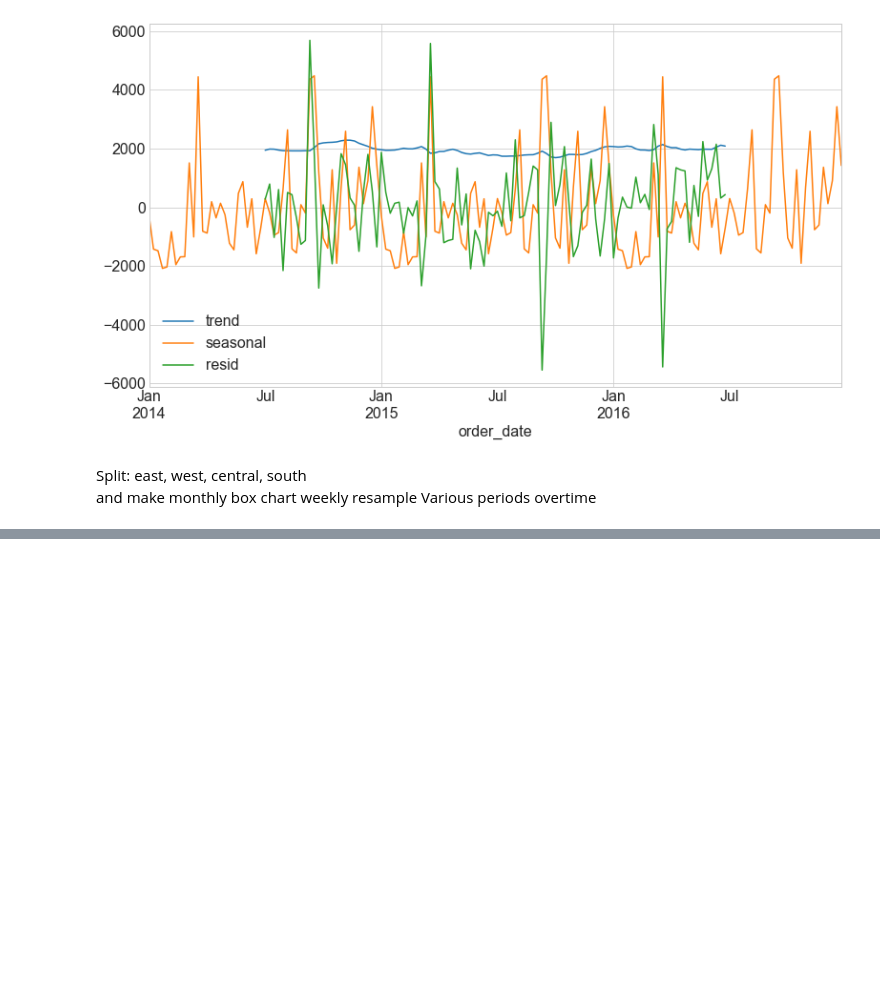
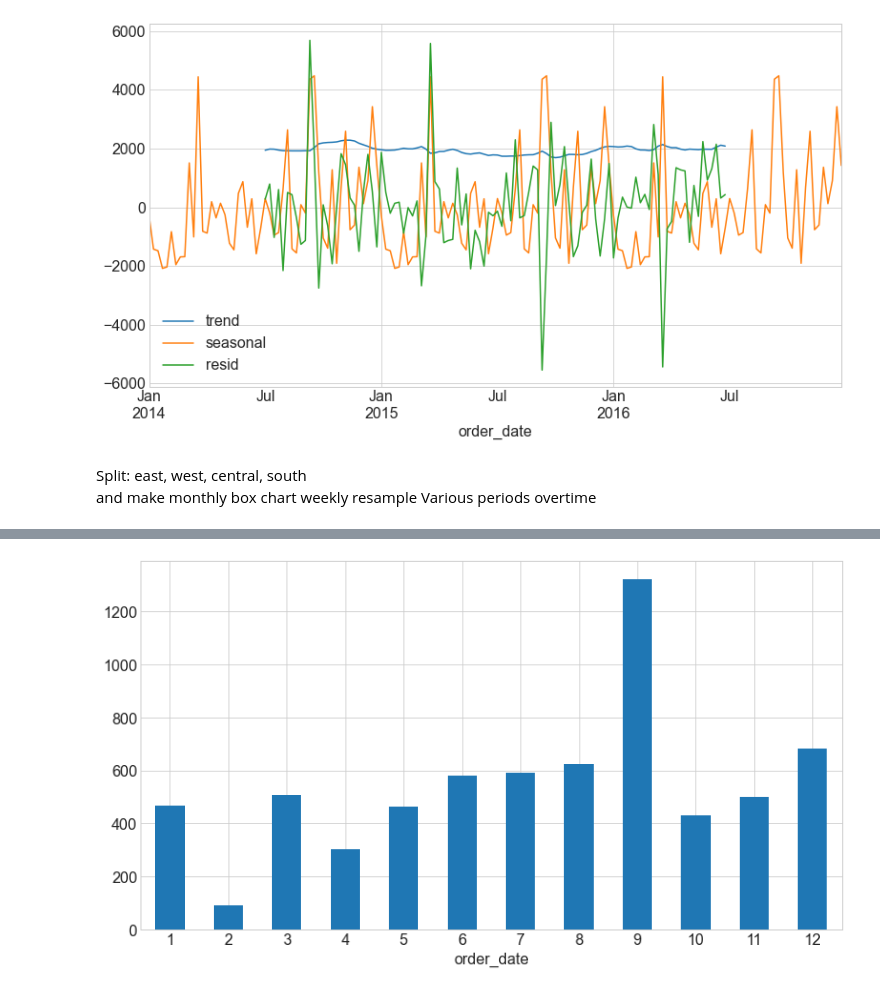
Before and after one commit to Innis-Superstore-Sales/time-series-project, a Jupyter notebook: explore.ipynb, the cells around one changed output, grey strips where cells are left out. Drawn from its saved outputs; the diff is of its cells as text; code cells hidden in the pictures; blank space fills up the shorter version.

```diff
--- a/explore.ipynb
+++ b/explore.ipynb
@@ -181,3 +191,5 @@ Various periods overtime
 # %%
-#ax = train.groupby(train.index.month).temp.mean().plot.bar()
-#ax.tick_params('x', rotation=0)
+ax = train.groupby(train.index.month).sales.mean().plot.bar()
+ax.tick_params('x', rotation=0)
+# %% [output]
+[figure, added]
```
Also changed, not shown: parts of 23 cells of this notebook.
